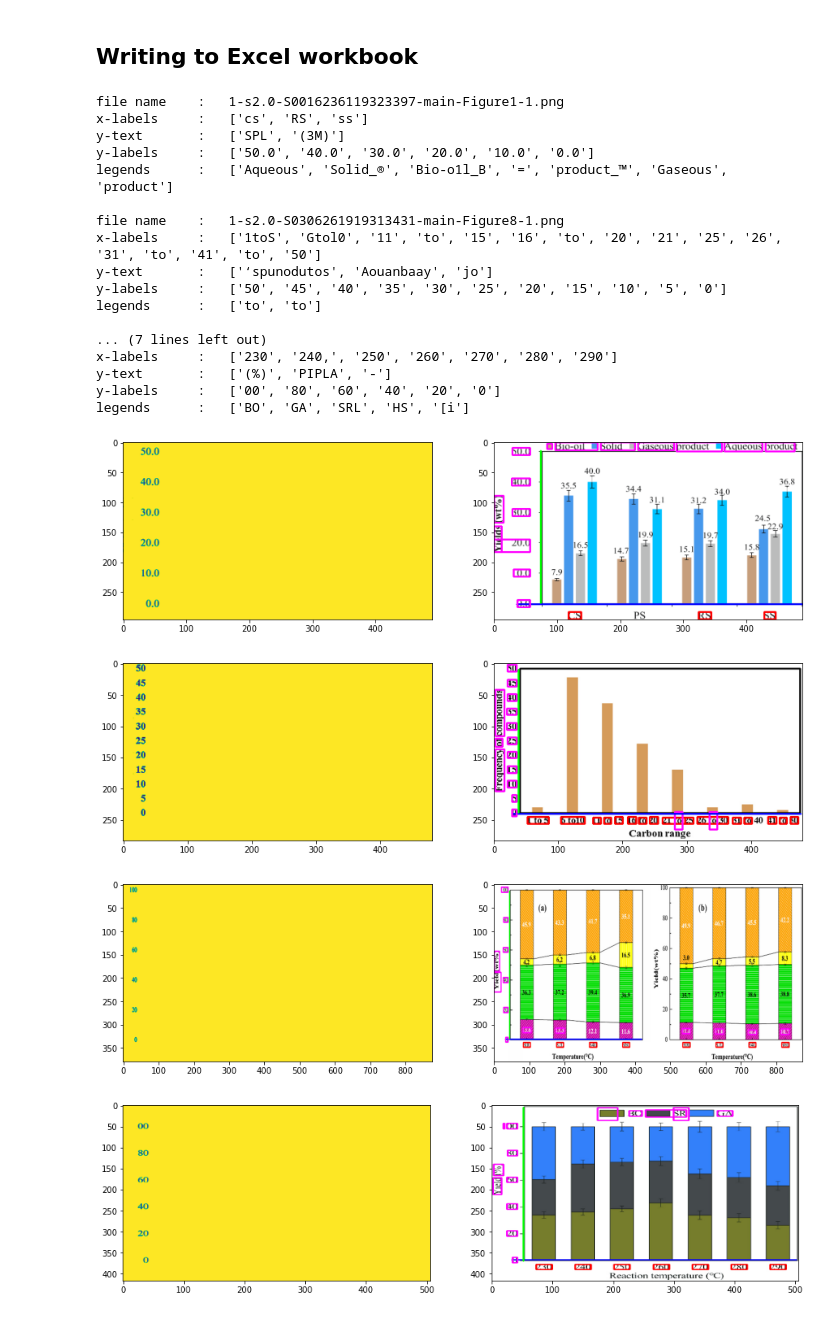
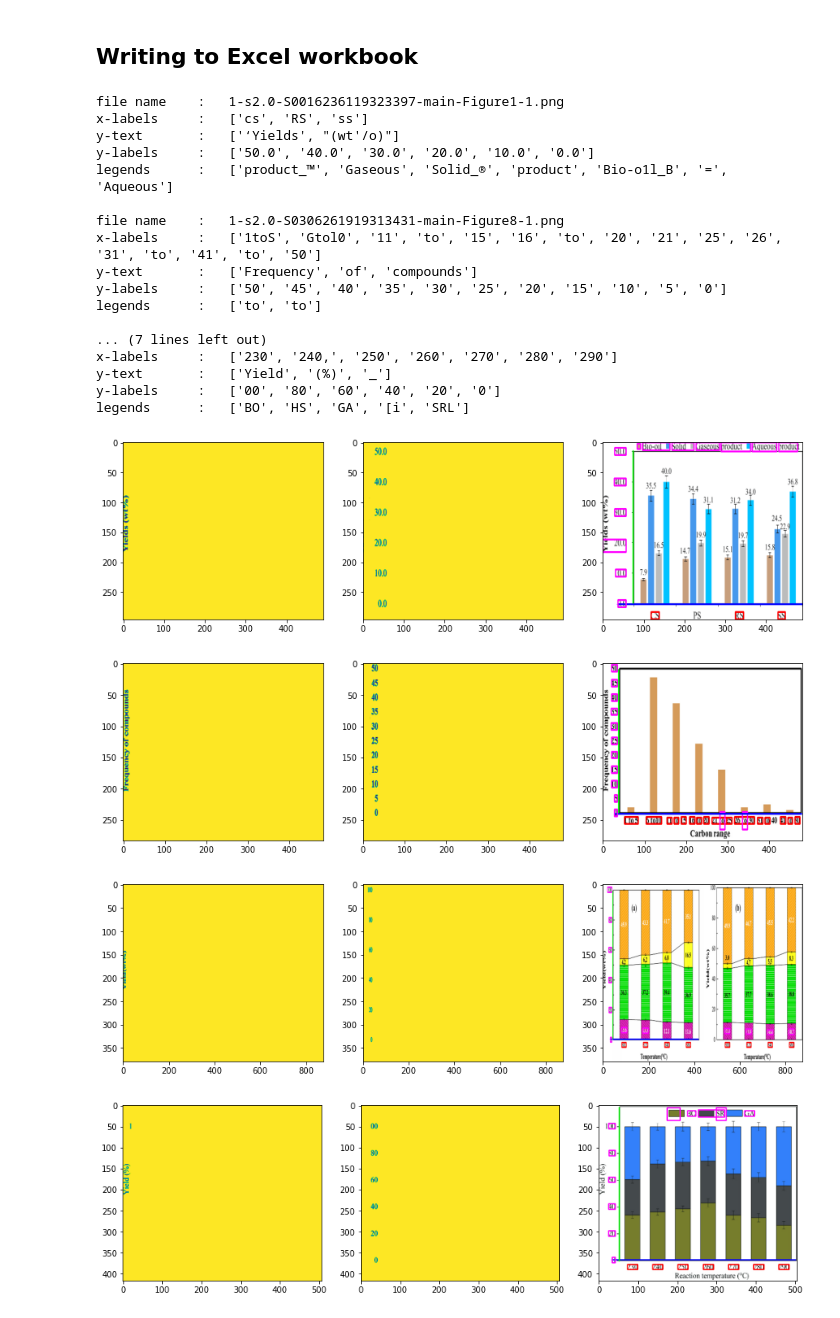
Before and after one commit to Cvrane/ChartReader, a Jupyter notebook: LabelDetection.ipynb, the cells around one changed output. Cells and saved outputs as stored; diff of their text form; code cells hidden in the pictures.

Commit message:
Fix y-labels by manually rotating 90 degree.

```diff
--- a/LabelDetection.ipynb
+++ b/LabelDetection.ipynb
@@ -300,9 +300,13 @@ def getTextFromImageArray(image, mode):
     image_text = []
 
     if mode == 'y-text':
-        d = pytesseract.image_to_data(image, config = "-l eng --oem 1 --psm 5", output_type = Output.DICT)
+        image = cv2.transpose(image)
+        image = cv2.flip(image, flipCode = 1)
+        config = "-l eng --oem 1 --psm 6"
     elif mode == 'y-labels':
-        d = pytesseract.image_to_data(image, config = "-l eng --oem 1 --psm 6", output_type = Output.DICT)
+        config = "-l eng --oem 1 --psm 6 -c tessedit_char_whitelist=.0123456789"
+
+    d = pytesseract.image_to_data(image, config = config, output_type = Output.DICT)
 
     n_boxes = len(d['text'])
 
@@ -313,13 +317,8 @@ def getTextFromImageArray(image, mode):
 
             text = d['text'][i].strip()
 
-            if mode == 'y-labels':
-                if bool(re.findall(r'\b[\d\.\d]+\b', text)):
-                    (x, y, w, h) = (d['left'][i], d['top'][i], d['width'][i], d['height'][i])
-                    image_text.append((d['text'][i], (x, y, w, h)))
-            elif mode == 'y-text':
-                (x, y, w, h) = (d['left'][i], d['top'][i], d['width'][i], d['height'][i])
-                image_text.append((d['text'][i], (x, y, w, h)))
+            (x, y, w, h) = (d['left'][i], d['top'][i], d['width'][i], d['height'][i])
+            image_text.append((d['text'][i], (x, y, w, h)))
 
     # Remove all the duplicates in (text, box) pairs
     return list(set(image_text))
@@ -391,6 +390,7 @@ for path in Path(img_dir).iterdir():
         image = cv2.imread(filepath)
         height, width, channels = image.shape
         xaxis, yaxis = detectAxes(filepath)
+        y_text, y_labels = [], []
 
         if xaxis is None or yaxis is None:
             continue
@@ -403,11 +403,21 @@ for path in Path(img_dir).iterdir():
             for (x1, y1, x2, y2) in line:
                 yaxis = (x1, y1, x2, y2)
 
+        rcParams['figure.figsize'] = 15, 4
+        fig, ax = plt.subplots(1, 3)
+
         gray, start_idx, end_idx = maskImageForwardPass(filepath, 1)
         y_text_list = getTextFromImageArray(gray, 'y-text')
-        y_text = []
+
+        # Sort bounding rects by x coordinate
+        def getXFromRect(item):
+            return item[1][0]
+
+        y_text_list.sort(key = getXFromRect)
         for text, (textx, texty, w, h) in y_text_list:
             y_text.append(text)
+
+        ax[0].imshow(gray, aspect = 'auto')
 
         gray = maskImageBackwardPass(filepath, end_idx, yaxis[0])
         y_labels_list = getTextFromImageArray(gray, 'y-labels')
@@ -417,8 +427,6 @@ for path in Path(img_dir).iterdir():
             return item[1][1]
 
         y_labels_list.sort(key = getYFromRect)
-
-        y_labels = []
         for text, (textx, texty, w, h) in y_labels_list:
             y_labels.append(text)
 
@@ -439,49 +447,43 @@ for path in Path(img_dir).iterdir():
         print("y-labels     :  ", y_labels)
         print("legends      :  ", legends, end = "\n\n")
 
-        rcParams['figure.figsize'] = 15, 4
-        fig, ax = plt.subplots(1, 2)
-
         for (x1, y1, x2, y2) in [xaxis]:
             cv2.line(image, (x1, y1), (x2, y2),  (0, 0, 255), 2)
 
         for (x1, y1, x2, y2) in [yaxis]:
             cv2.line(image, (x1, y1), (x2, y2), (0, 255, 0), 2)
 
-        for text, (textx, texty, w, h) in y_text_list:
-            cv2.rectangle(image, (textx, texty), (textx + w, texty + h), (255, 0, 255), 2)
-
         for text, (textx, texty, w, h) in y_labels_list:
             cv2.rectangle(image, (textx, texty), (textx + w, texty + h), (255, 0, 255), 2)
 
-        ax[0].imshow(gray, aspect = 'auto')
-        ax[1].imshow(image, aspect = 'auto')
+        ax[1].imshow(gray, aspect = 'auto')
+        ax[2].imshow(image, aspect = 'auto')
 
         # Insert the image
         plt.savefig(path.name)
         worksheet.insert_image('B8', path.name)
 
 # Close the excel workbook!
 workbook.close()
 # %% [output]
 file name    :   1-s2.0-S0016236119323397-main-Figure1-1.png
 x-labels     :   ['cs', 'RS', 'ss']
-y-text       :   ['SPL', '(3M)']
+y-text       :   ['‘Yields', "(wt'/o)"]
 y-labels     :   ['50.0', '40.0', '30.0', '20.0', '10.0', '0.0']
-legends      :   ['Aqueous', 'Solid_®', 'Bio-o1l_B', '=', 'product_™', 'Gaseous', 'product']
+legends      :   ['product_™', 'Gaseous', 'Solid_®', 'product', 'Bio-o1l_B', '=', 'Aqueous']
 
 file name    :   1-s2.0-S0306261919313431-main-Figure8-1.png
 x-labels     :   ['1toS', 'Gtol0', '11', 'to', '15', '16', 'to', '20', '21', '25', '26', '31', 'to', '41', 'to', '50']
-y-text       :   ['‘spunodutos', 'Aouanbaay', 'jo']
+y-text       :   ['Frequency', 'of', 'compounds']
 y-labels     :   ['50', '45', '40', '35', '30', '25', '20', '15', '10', '5', '0']
 legends      :   ['to', 'to']
 
 ... (7 lines left out)
 x-labels     :   ['230', '240,', '250', '260', '270', '280', '290']
-y-text       :   ['(%)', 'PIPLA', '-']
+y-text       :   ['Yield', '(%)', '_']
 y-labels     :   ['00', '80', '60', '40', '20', '0']
-legends      :   ['BO', 'GA', 'SRL', 'HS', '[i']
+legends      :   ['BO', 'HS', 'GA', '[i', 'SRL']
-[figure, old version]
+[figure, new version]
-[figure, old version]
+[figure, new version]
-[figure, old version]
+[figure, new version]
-[figure, old version]
+[figure, new version]
```
Also changed, not shown: 1 other file.
